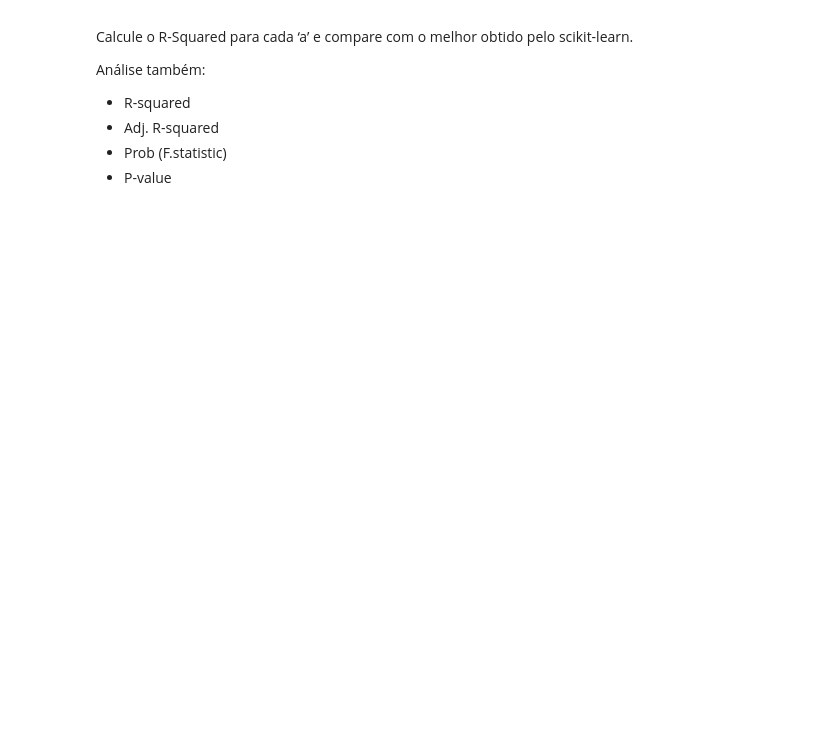
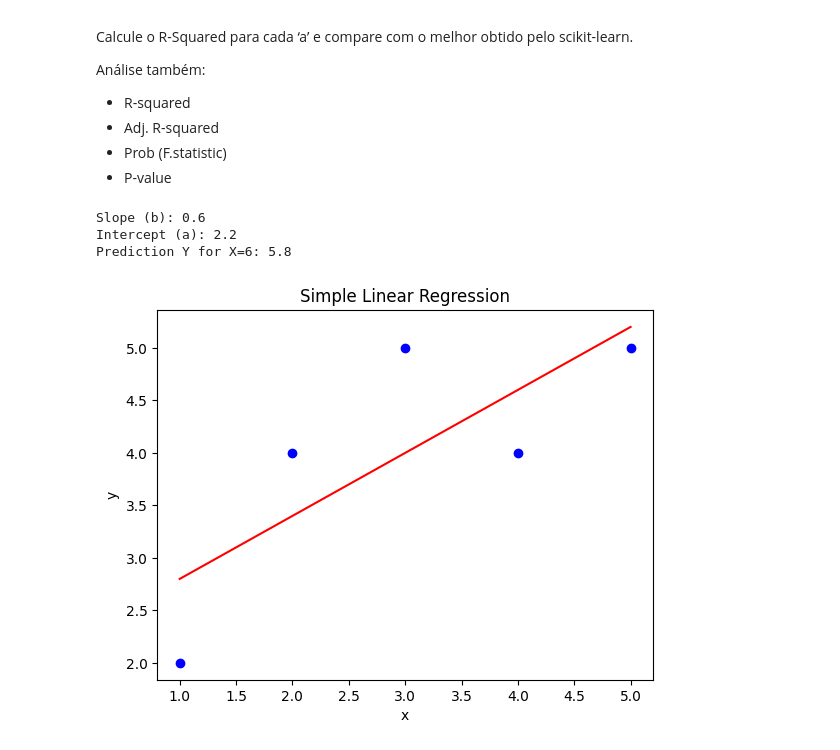
Before and after one commit to jeojildo/fundamentos-int-comp-ciencia-dados, a Jupyter notebook: Atividade_2_1_Linear_Regression_and_Metrics.ipynb, the cells around one changed output. Drawn from its saved outputs; the diff is of its cells as text; code cells hidden in the pictures; blank space fills up the shorter version.

```diff
--- a/Atividade_2_1_Linear_Regression_and_Metrics.ipynb
+++ b/Atividade_2_1_Linear_Regression_and_Metrics.ipynb
@@ -252,0 +251,35 @@ Análise também:
+# %%
+from sklearn.linear_model import LinearRegression
+import numpy as np
+
+# Data
+x = np.array([[1], [2], [3], [4], [5]])  # variable independen
+y = np.array([2, 4, 5, 4, 5])            # variable dependen
+
+# Model
+model = LinearRegression()
+model.fit(X, y)
+
+# Coefisien e Intercept
+print("Slope (b):", model.coef_[0])
+print("Intercept (a):", model.intercept_)
+
+# Prediction
+X_new = np.array([[6]])
+y_pred = model.predict(X_new)
+print("Prediction y for x=6:", y_pred[0])
+# %% [output]
+Slope (b): 0.6
+Intercept (a): 2.2
+Prediction Y for X=6: 5.8
+# %%
+import matplotlib.pyplot as plt
+
+plt.scatter(x, y, color='blue')
+plt.plot(x, model.predict(X), color='red')  # linear regression line
+plt.xlabel("x")
+plt.ylabel("y")
+plt.title("Simple Linear Regression")
+plt.show()
+# %% [output]
+[figure, added]
```
Also changed, not shown: parts of 1 cell of this notebook.
